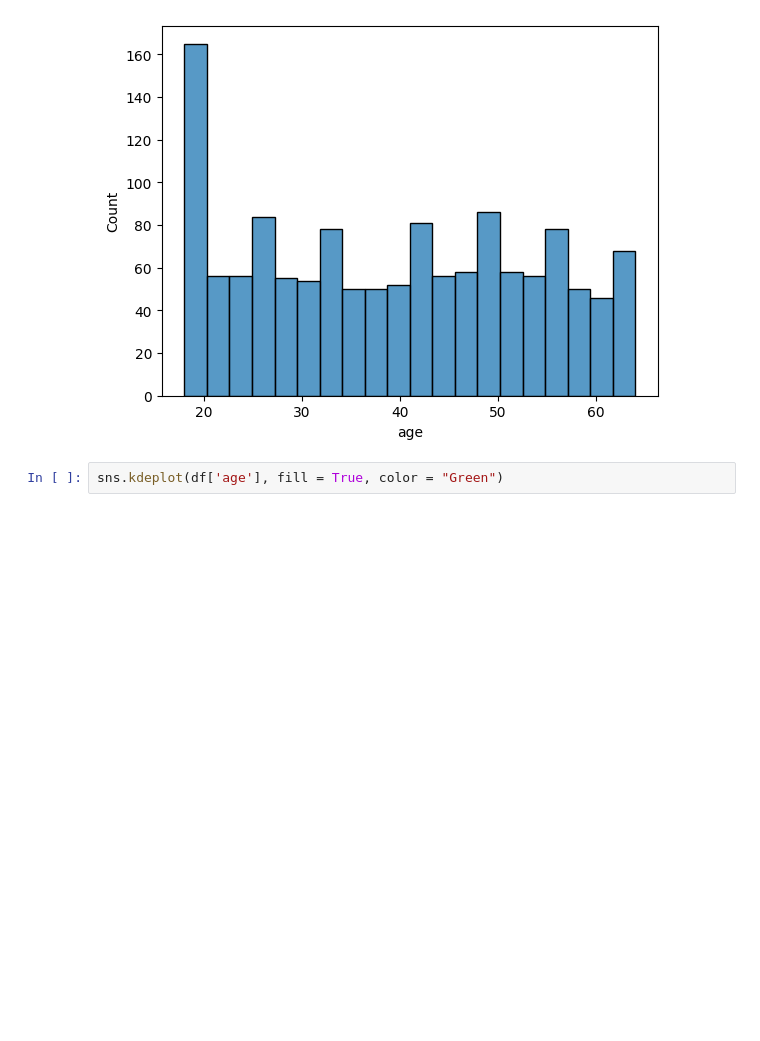
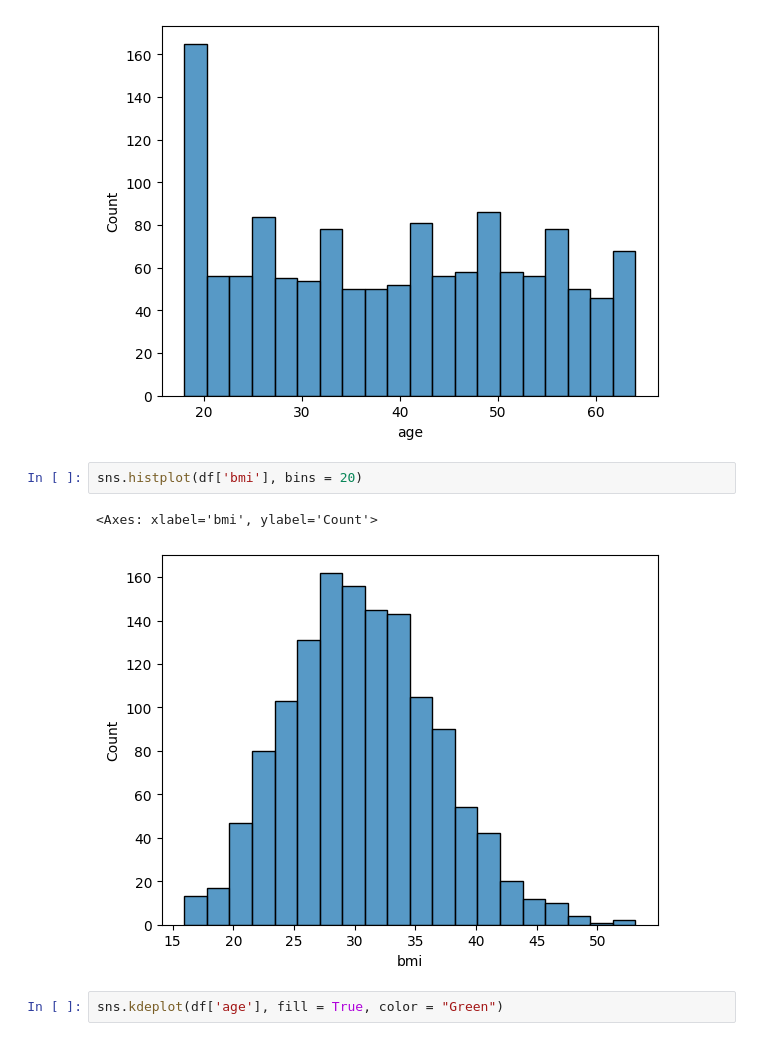
Before and after one commit to coder-priyanka01/Machine-Learning, a Jupyter notebook: DataPreprocessingClass.ipynb, the cells around one changed output. Drawn from its saved outputs; the diff is of its cells as text; blank space fills up the shorter version.

```diff
--- a/DataPreprocessingClass.ipynb
+++ b/DataPreprocessingClass.ipynb
@@ -77,6 +77,11 @@ sns.histplot(df['age'], bins = 20)
 # %% [output]
 <Axes: xlabel='age', ylabel='Count'>
 [figure]
+# %%
+sns.histplot(df['bmi'], bins = 20)
+# %% [output]
+<Axes: xlabel='bmi', ylabel='Count'>
+[figure, added]
 # %%
 sns.kdeplot(df['age'], fill = True, color = "Green")
 # %% [output]
```
Also changed, not shown: parts of 21 cells of this notebook.
